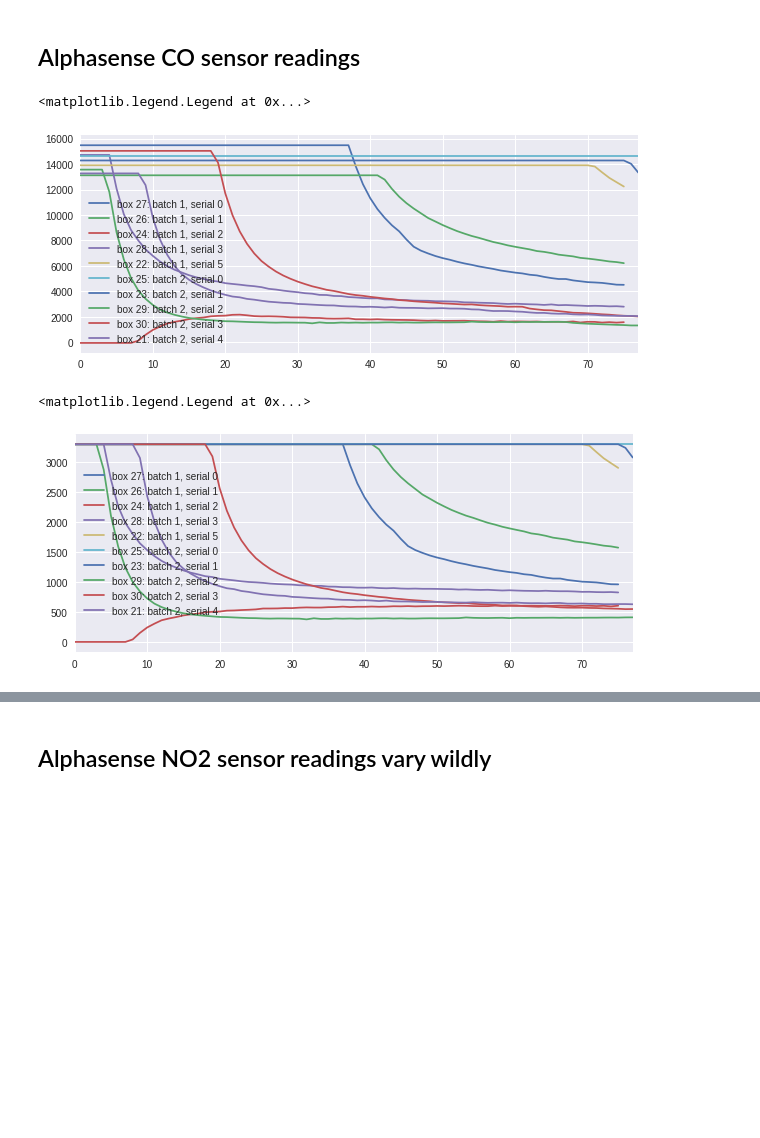
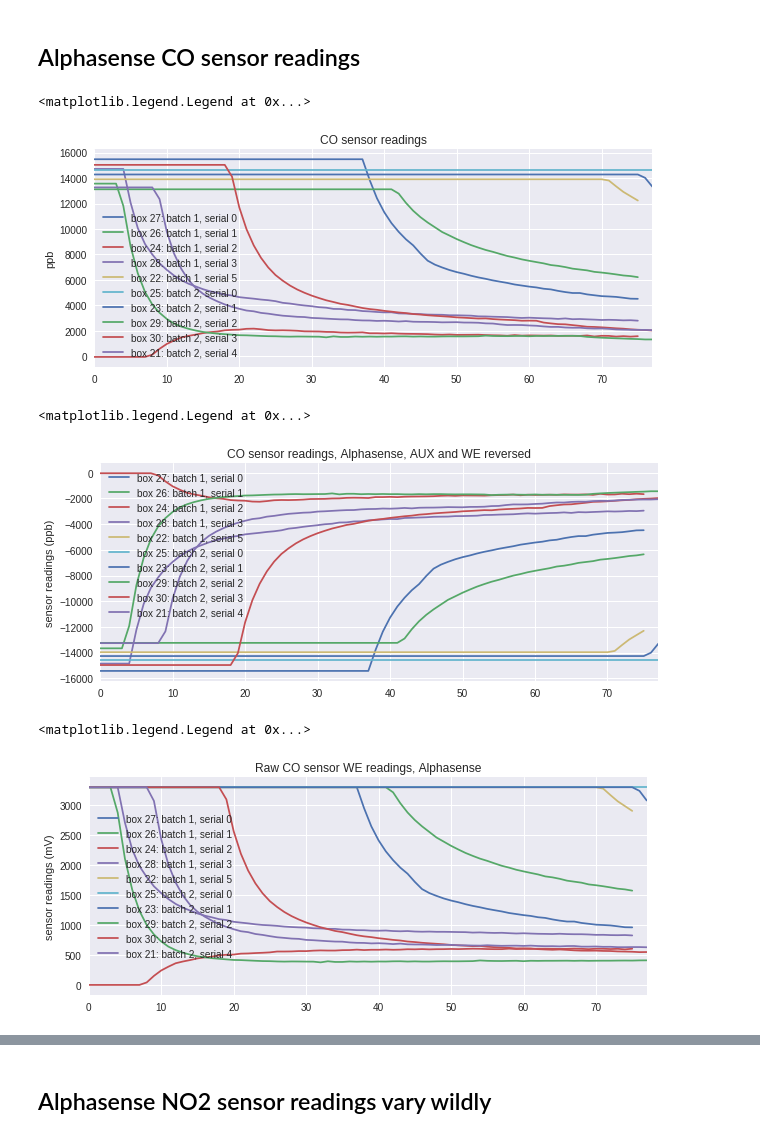
Before and after one commit to jsoikkeli/climathon2016, a Jupyter notebook: 0.3 torching/Analyse_0.3_torching_data.ipynb, the cells around one changed output, grey strips where cells are left out. Cells and saved outputs as stored; diff of their text form; code cells hidden in the pictures; blank space fills up the shorter version.

```diff
--- a/0.3 torching/Analyse_0.3_torching_data.ipynb
+++ b/0.3 torching/Analyse_0.3_torching_data.ipynb
@@ -787,10 +831,31 @@ df_21.co_ppb.plot(label='box 23: batch 2, serial 1')
 df_22.co_ppb.plot(label='box 29: batch 2, serial 2')
 df_23.co_ppb.plot(label='box 30: batch 2, serial 3')
 df_24.co_ppb.plot(label='box 21: batch 2, serial 4')
+plt.ylabel('sensor readings (ppb)')
+plt.title('CO sensor readings, Alphasense')
 plt.legend()
 # %% [output]
 <matplotlib.legend.Legend at 0x...>
-[figure, old version]
+[figure, new version]
+# %%
+# Converted to ppb, reversed
+df_10.co_ppb_reverse.plot(label='box 27: batch 1, serial 0')
+df_11.co_ppb_reverse.plot(label='box 26: batch 1, serial 1')
+df_12.co_ppb_reverse.plot(label='box 24: batch 1, serial 2')
+df_13.co_ppb_reverse.plot(label='box 28: batch 1, serial 3')
+df_15.co_ppb_reverse.plot(label='box 22: batch 1, serial 5')
+
+df_20.co_ppb_reverse.plot(label='box 25: batch 2, serial 0')
+df_21.co_ppb_reverse.plot(label='box 23: batch 2, serial 1')
+df_22.co_ppb_reverse.plot(label='box 29: batch 2, serial 2')
+df_23.co_ppb_reverse.plot(label='box 30: batch 2, serial 3')
+df_24.co_ppb_reverse.plot(label='box 21: batch 2, serial 4')
+plt.ylabel('sensor readings (ppb)')
+plt.title('CO sensor readings, Alphasense, AUX and WE reversed')
+plt.legend()
+# %% [output]
+<matplotlib.legend.Legend at 0x...>
+[figure, added]
 # %%
 # Raw readings, to give context
 df_10.ALPHACO_WORKING.plot(label='box 27: batch 1, serial 0')
@@ -804,7 +869,9 @@ df_21.ALPHACO_WORKING.plot(label='box 23: batch 2, serial 1')
 df_22.ALPHACO_WORKING.plot(label='box 29: batch 2, serial 2')
 df_23.ALPHACO_WORKING.plot(label='box 30: batch 2, serial 3')
 df_24.ALPHACO_WORKING.plot(label='box 21: batch 2, serial 4')
+plt.ylabel('sensor readings (mV)')
+plt.title('Raw CO sensor WE readings, Alphasense')
 plt.legend()
 # %% [output]
 <matplotlib.legend.Legend at 0x...>
-[figure, old version]
+[figure, new version]
```
Also changed, not shown: parts of 37 cells of this notebook.
